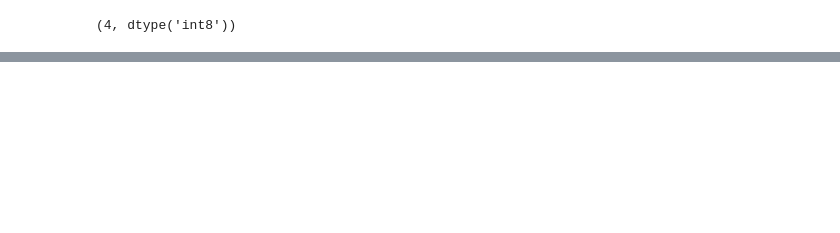
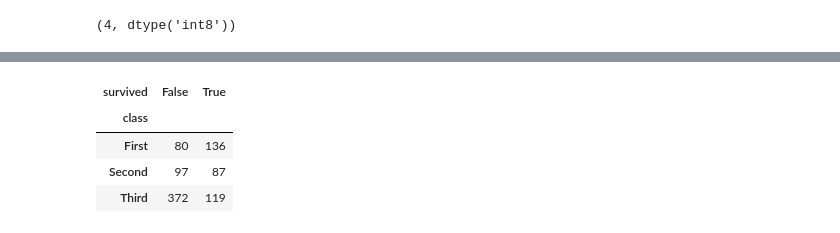
Before and after one commit to SENATOROVAI/DataScience-Maxim, a Jupyter notebook: Python/Pandas.ipynb, the cells around one changed output, grey strips where cells are left out. Cells and saved outputs as stored; diff of their text form; code cells hidden in the pictures; blank space fills up the shorter version.

```diff
--- a/Python/Pandas.ipynb
+++ b/Python/Pandas.ipynb
@@ -28,0 +161,11 @@ dtype: int64
+# %%
+pclass = pd.crosstab(df['class'], survived)
+# stat2 = pd.crosstab(df[])
+# %%
+pclass
+# %% [output]
+| survived | False | True |
+| class |  |  |
+| First | 80 | 136 |
+| Second | 97 | 87 |
+| Third | 372 | 119 |
```
Also changed, not shown: parts of 27 cells of this notebook, 4 other files.
